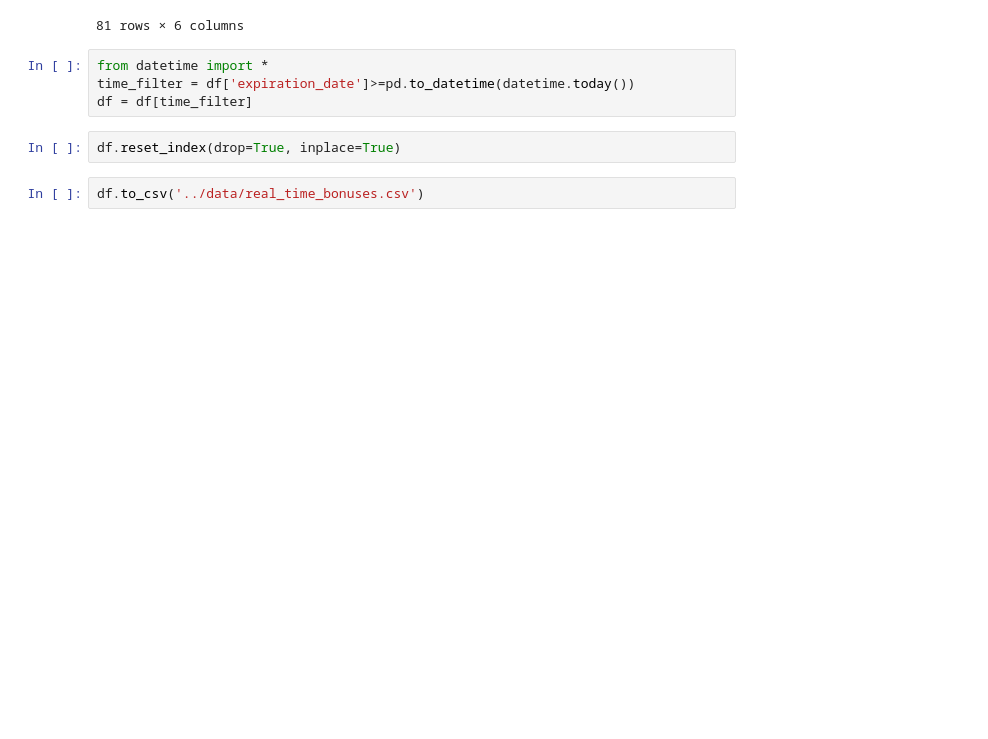
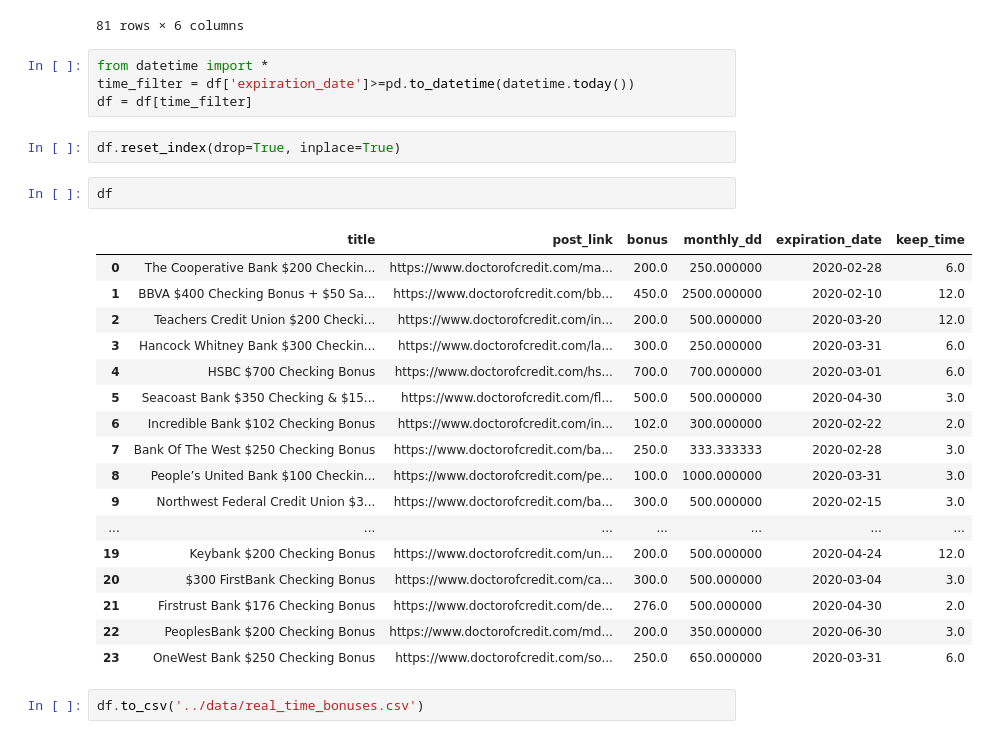
Before and after one commit to mjiang5/maximiser, a Jupyter notebook: notebooks/extracting_features.ipynb, the cells around one changed output. Saved outputs shown, nothing was run; the diff lists cells and outputs as text; blank space fills up the shorter version.

```diff
--- a/notebooks/extracting_features.ipynb
+++ b/notebooks/extracting_features.ipynb
@@ -426,5 +426,25 @@ time_filter = df['expiration_date']>=pd.to_datetime(datetime.today())
 df = df[time_filter]
 # %%
 df.reset_index(drop=True, inplace=True)
+# %%
+df
+# %% [output]
+|  | title | post_link | bonus | monthly_dd | expiration_date | keep_time |
+| 0 | The Cooperative Bank $200 Checkin... | https://www.doctorofcredit.com/ma... | 200.0 | 250.000000 | 2020-02-28 | 6.0 |
+| 1 | BBVA $400 Checking Bonus + $50 Sa... | https://www.doctorofcredit.com/bb... | 450.0 | 2500.000000 | 2020-02-10 | 12.0 |
+| 2 | Teachers Credit Union $200 Checki... | https://www.doctorofcredit.com/in... | 200.0 | 500.000000 | 2020-03-20 | 12.0 |
+| 3 | Hancock Whitney Bank $300 Checkin... | https://www.doctorofcredit.com/la... | 300.0 | 250.000000 | 2020-03-31 | 6.0 |
+| 4 | HSBC $700 Checking Bonus | https://www.doctorofcredit.com/hs... | 700.0 | 700.000000 | 2020-03-01 | 6.0 |
+| 5 | Seacoast Bank $350 Checking & $15... | https://www.doctorofcredit.com/fl... | 500.0 | 500.000000 | 2020-04-30 | 3.0 |
+| 6 | Incredible Bank $102 Checking Bonus | https://www.doctorofcredit.com/in... | 102.0 | 300.000000 | 2020-02-22 | 2.0 |
+| 7 | Bank Of The West $250 Checking Bonus | https://www.doctorofcredit.com/ba... | 250.0 | 333.333333 | 2020-02-28 | 3.0 |
+| 8 | People’s United Bank $100 Checkin... | https://www.doctorofcredit.com/pe... | 100.0 | 1000.000000 | 2020-03-31 | 3.0 |
+| 9 | Northwest Federal Credit Union $3... | https://www.doctorofcredit.com/ba... | 300.0 | 500.000000 | 2020-02-15 | 3.0 |
+| ... | ... | ... | ... | ... | ... | ... |
+| 19 | Keybank $200 Checking Bonus | https://www.doctorofcredit.com/un... | 200.0 | 500.000000 | 2020-04-24 | 12.0 |
+| 20 | $300 FirstBank Checking Bonus | https://www.doctorofcredit.com/ca... | 300.0 | 500.000000 | 2020-03-04 | 3.0 |
+| 21 | Firstrust Bank $176 Checking Bonus | https://www.doctorofcredit.com/de... | 276.0 | 500.000000 | 2020-04-30 | 2.0 |
+| 22 | PeoplesBank $200 Checking Bonus | https://www.doctorofcredit.com/md... | 200.0 | 350.000000 | 2020-06-30 | 3.0 |
+| 23 | OneWest Bank $250 Checking Bonus | https://www.doctorofcredit.com/so... | 250.0 | 650.000000 | 2020-03-31 | 6.0 |
 # %%
 df.to_csv('../data/real_time_bonuses.csv')
```
Also changed, not shown: 1 other file.
